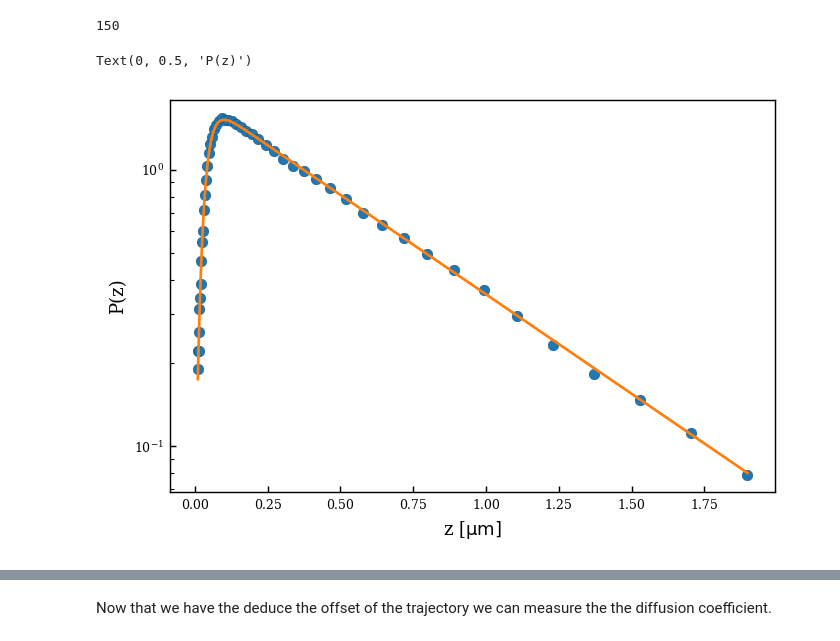
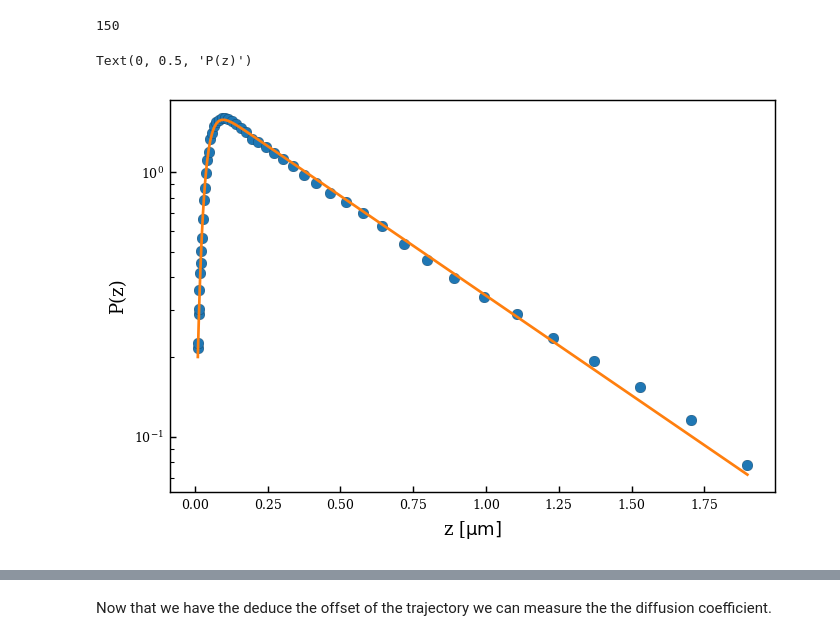
Before and after one commit to eXpensia/Confined-Brownian-Motion, a Jupyter notebook: 02_body/chapter3/images/simulation_confined_Brownian_motion/Full analysis trajectory.ipynb, the cells around one changed output, grey strips where cells are left out. Drawn from its saved outputs; the diff is of its cells as text; code cells hidden in the pictures.

```diff
--- a/02_body/chapter3/images/simulation_confined_Brownian_motion/Full analysis trajectory.ipynb
+++ b/02_body/chapter3/images/simulation_confined_Brownian_motion/Full analysis trajectory.ipynb
@@ -427,4 +435,4 @@ def movmin(z, window):
 
 # With the quality of the data we are just going to -min
 
-z_dedrift = z#- np.min(z)
+z_dedrift = z- np.min(z)
@@ -458,7 +462,4 @@ plt.legend()
 
 plt.xlabel("t [s]")
 plt.ylabel("z [$\mathrm{\mu m}$]")
-
-
-z_dedrift = z_dedrift #- movmin(z_dedrift,10000)
 # %% [output]
@@ -539,8 +539,8 @@ def Pdeltaz_long(DZ, B, ld, lb):
     return np.array([P_computation(i, 1, B, ld*1e-9, lb*1e-9) for i in DZ]) / A
 # %%
 A = 0.14e8
-B = 4
-ld = 70
+B = 4.8
+ld = 21
 lb = 500
 p1 = [B, ld, lb]
 
@@ -614,6 +614,6 @@ np.mean(MSD_z_dedrift[time[t]>1e2])
 
 
 #dataset["plateau_MSD"] = popt[0]
-dataset["plateau_MSD"] =np.mean(MSD_z_dedrift[time[t]>1e2])
+dataset["plateau_MSD"] =np.mean(MSD_z_dedrift[time[t]>500])
 print("Measured plateau : {:e}".format(popt[0]))
 # %% [output]
@@ -910,35 +910,35 @@ def logarithmic_hist(data,begin,stop,num = 50,base = 2):
 
     else:
         bins = np.logspace(np.log(begin)/np.log(base), np.log(stop)/np.log(base), num, base=base)
         widths = (bins[1:] - bins[:-1])
 
     hist,a= np.histogram(data, bins=bins,density=True)
     # normalize by bin width
     bins_center = (bins[1:] + bins[:-1])/2
 
     return bins_center,widths, hist
 
 
 
 #bins_center_pdf_z,widths,hist = logarithmic_hist(z_0offset, 0.001, 3, num = 31,base=2)
 
 
 #pdf_z, bins_center_pdf_z = pdf(z_dedrift[z_dedrift < 3],  bins = 100)
 bins_center_pdf_z,widths, pdf_z = logarithmic_hist(z_dedrift,0.01,2,num = 50,base = 12)
 
-p2 = [0, B, ld, lb]
+p2 = [0, 5, 20, 570]
 popt_pdf, pcov_pdf = curve_fit(P_b_off, bins_center_pdf_z * 1e-6,pdf_z, p0 = p2)
 dataset["pdf_z"] = pdf_z
 dataset["x_pdf_z"] = bins_center_pdf_z * 1e-6
 
 plt.semilogy(bins_center_pdf_z,pdf_z, "o")
 plt.plot(bins_center_pdf_z,P_b_off(bins_center_pdf_z*1e-6,*popt_pdf))
 
 plt.xlabel("z [$\mathrm{\mu m}]$")
 plt.ylabel("P(z)")
 # %% [output]
 Text(0, 0.5, 'P(z)')
-[figure, old version]
+[figure, new version]
 # %%
 pdf_z
 # %% [output]
```
Also changed, not shown: parts of 141 cells of this notebook, 21 other files.
